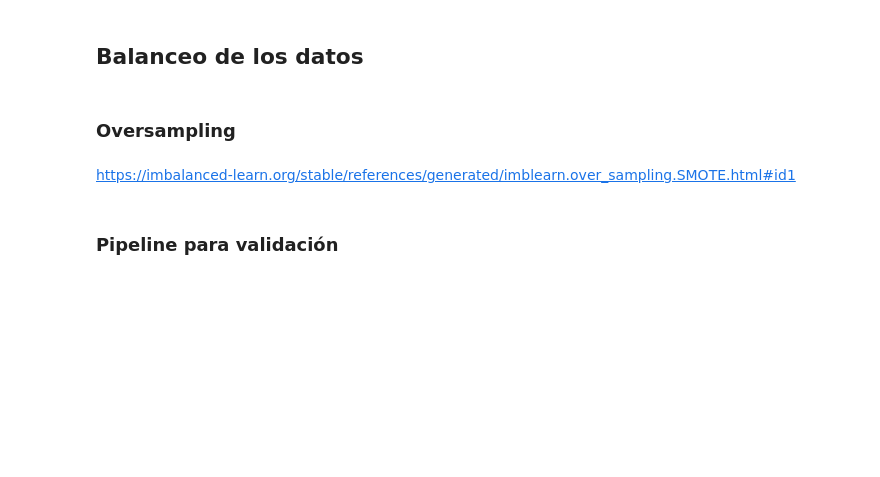
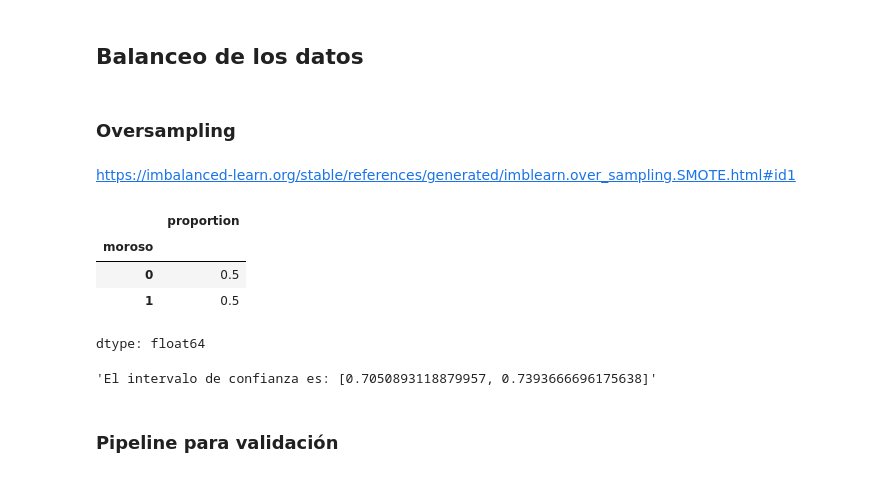
Before and after one commit to kevirui/Clasificacion-de-modelos-y-metricas, a Jupyter notebook: notebooks/Clasificacion_validacion_y_metricas.ipynb, the cells around one changed output. Saved outputs shown, nothing was run; the diff lists cells and outputs as text; code cells hidden in the pictures; blank space fills up the shorter version.

```diff
--- a/notebooks/Clasificacion_validacion_y_metricas.ipynb
+++ b/notebooks/Clasificacion_validacion_y_metricas.ipynb
@@ -302,0 +305,11 @@ https://imbalanced-learn.org/stable/references/generated/imblearn.over_sampling.
+# %%
+oversampling = SMOTE()
+x_balanced, y_balanced = oversampling.fit_resample(x, y)
+# %%
+y_balanced.value_counts(normalize=True)
+# %% [output]
+|  | proportion |
+| moroso |  |
+| 0 | 0.5 |
+| 1 | 0.5 |
+dtype: float64
@@ -303,2 +320,6 @@ https://imbalanced-learn.org/stable/references/generated/imblearn.over_sampling.
+# %%
+intervalo_confianza(cv_resultados)
+# %% [output]
+'El intervalo de confianza es: [0.7050893118879957, 0.7393666696175638]'
 # %% [markdown]
 ### Pipeline para validación
```
Also changed, not shown: parts of 29 cells of this notebook.
